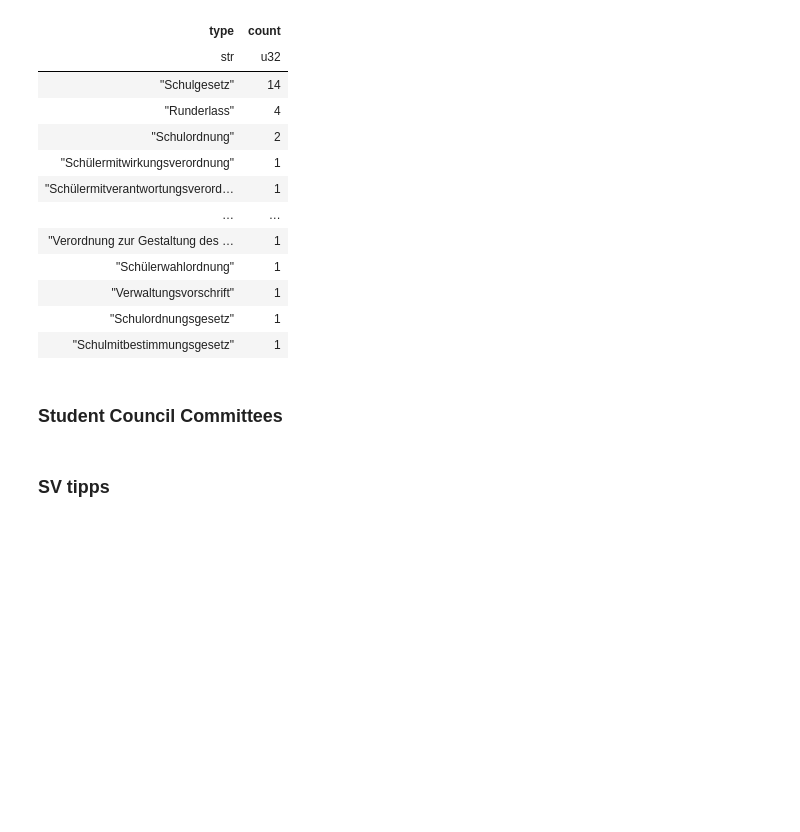
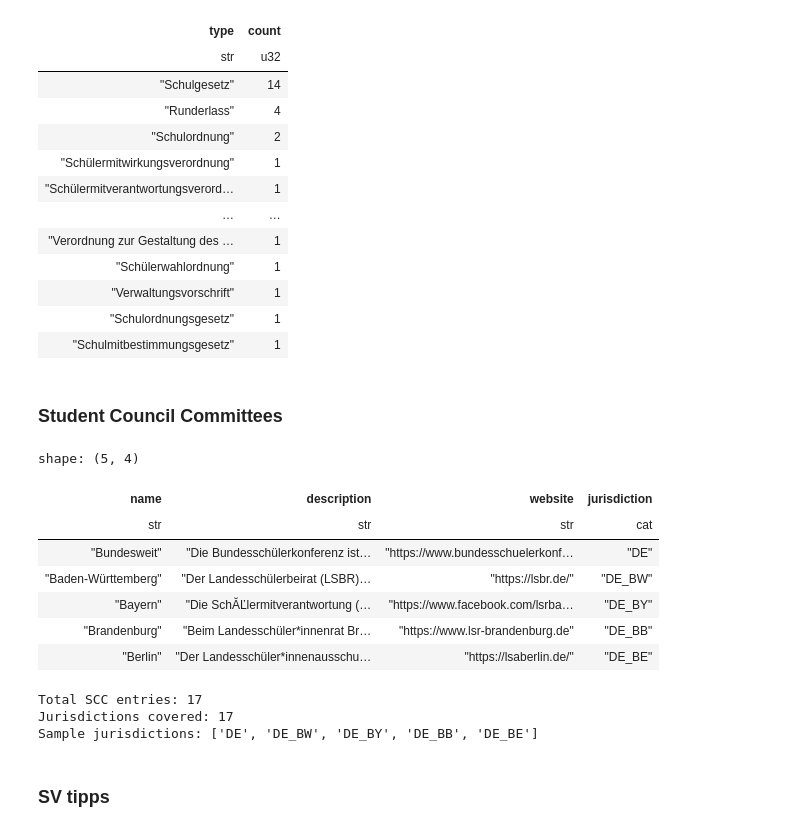
Before and after one commit to CorrelAid/schule-ein-interface-geben, a Jupyter notebook: exploration.ipynb, the cells around one changed output. Saved outputs shown, nothing was run; the diff lists cells and outputs as text; code cells hidden in the pictures; blank space fills up the shorter version.

```diff
--- a/exploration.ipynb
+++ b/exploration.ipynb
@@ -289,15 +275,28 @@ shape: (15, 2)
 # %% [markdown]
 ### Student Council Committees
 # %%
-scc_url = base_url + "scc.parquet"
+scc_url = base_url + "student_council_committees.parquet"
 response = requests.get(scc_url)
 response.raise_for_status()
 scc_df = pl.read_parquet(response.content)
 scc_df.head()
+# %% [output]
+shape: (5, 4)
+| name | description | website | jurisdiction |
+| str | str | str | cat |
+| "Bundesweit" | "Die Bundesschülerkonferenz ist… | "https://www.bundesschuelerkonf… | "DE" |
+| "Baden-Württemberg" | "Der Landesschülerbeirat (LSBR)… | "https://lsbr.de/" | "DE_BW" |
+| "Bayern" | "Die SchĂĽlermitverantwortung (… | "https://www.facebook.com/lsrba… | "DE_BY" |
+| "Brandenburg" | "Beim Landesschüler*innenrat Br… | "https://www.lsr-brandenburg.de" | "DE_BB" |
+| "Berlin" | "Der Landesschüler*innenausschu… | "https://lsaberlin.de/" | "DE_BE" |
 # %%
 print(f"Total SCC entries: {len(scc_df)}")
 print(f"Jurisdictions covered: {len(scc_df['jurisdiction'].unique())}")
 print("Sample jurisdictions:", scc_df['jurisdiction'].unique().to_list()[:5])
+# %% [output]
+Total SCC entries: 17
+Jurisdictions covered: 17
+Sample jurisdictions: ['DE', 'DE_BW', 'DE_BY', 'DE_BB', 'DE_BE']
 # %% [markdown]
 ### SV tipps
 # %%
```
Also changed, not shown: parts of 18 cells of this notebook, 4 other files.
